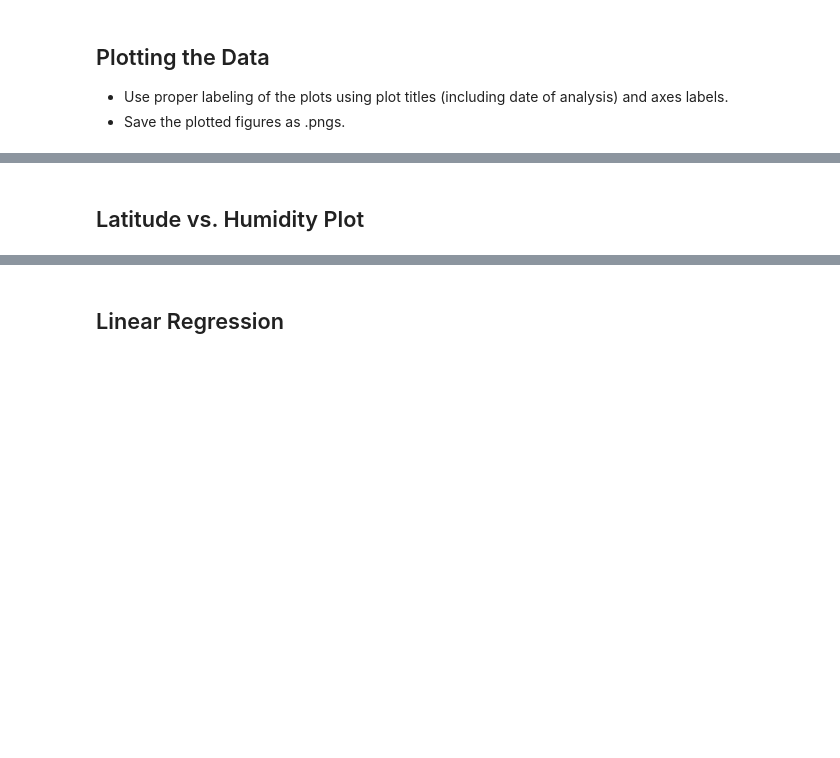
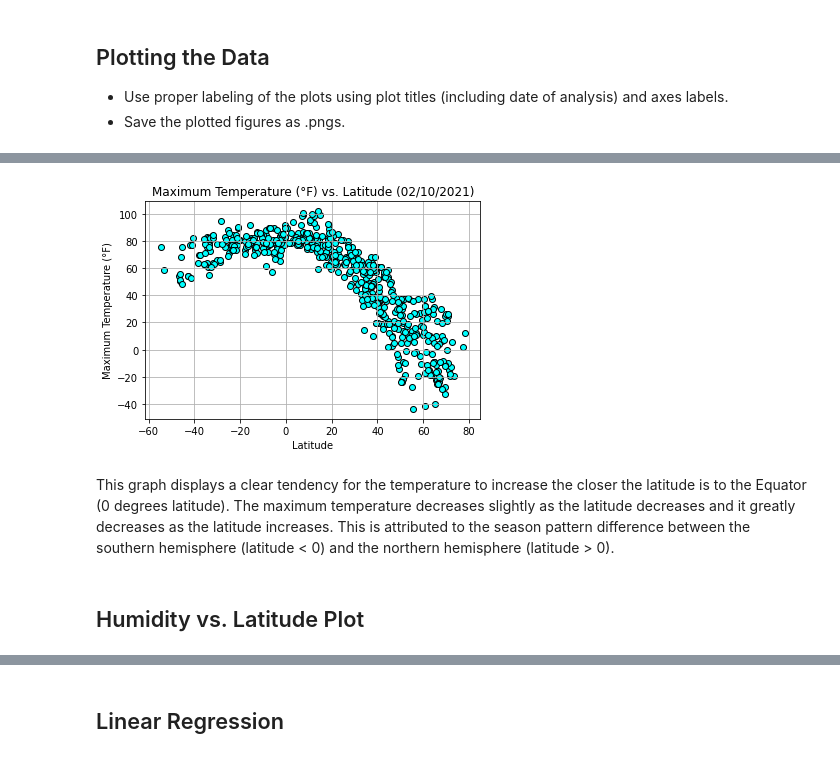
Before and after one commit to luchovzla/python-api-challenge, a Jupyter notebook: WeatherPy/WeatherPy.ipynb, the cells around one changed output, grey strips where cells are left out. Cells and saved outputs as stored; diff of their text form; code cells hidden in the pictures; blank space fills up the shorter version.

```diff
--- a/WeatherPy/WeatherPy.ipynb
+++ b/WeatherPy/WeatherPy.ipynb
@@ -207,2 +192,14 @@ Int64Index([], dtype='int64')
+# %%
+plt.scatter(city_data["Lat"], city_data["Max Temp"], facecolor = "cyan", edgecolor = "black")
+plt.grid()
+plt.title("Maximum Temperature (°F) vs. Latitude (02/10/2021)")
+plt.xlabel("Latitude")
+plt.ylabel("Maximum Temperature (°F)")
+plt.savefig("output_data/TempVsLat.png")
+plt.show()
+# %% [output]
+[figure, added]
+# %% [markdown]
+This graph displays a clear tendency for the temperature to increase the closer the latitude is to the Equator (0 degrees latitude). The maximum temperature decreases slightly as the latitude decreases and it greatly decreases as the latitude increases. This is attributed to the season pattern difference between the southern hemisphere (latitude < 0) and the northern hemisphere (latitude > 0).
 # %% [markdown]
-## Latitude vs. Humidity Plot
+## Humidity vs. Latitude Plot
```
Also changed, not shown: parts of 44 cells of this notebook, 5 other files.
